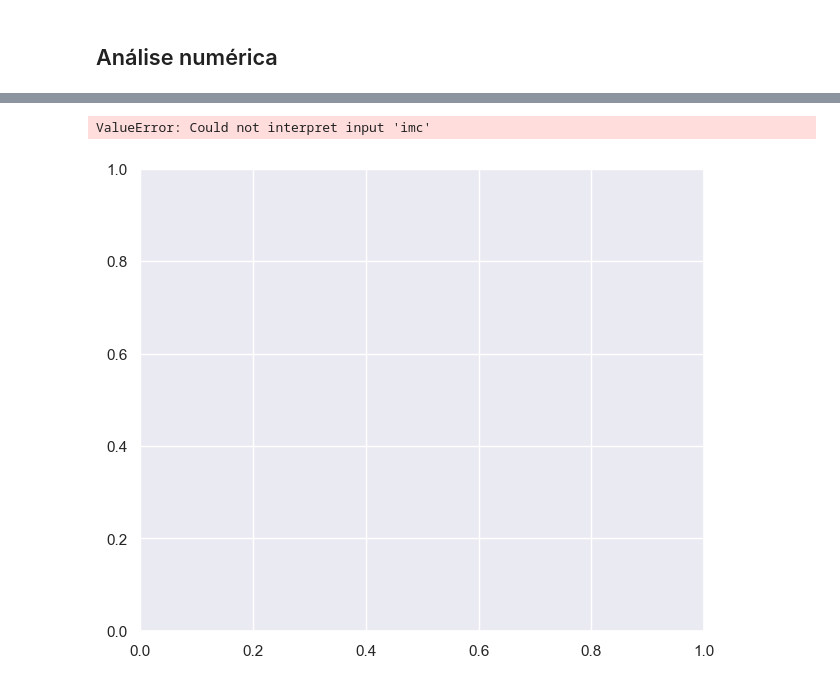
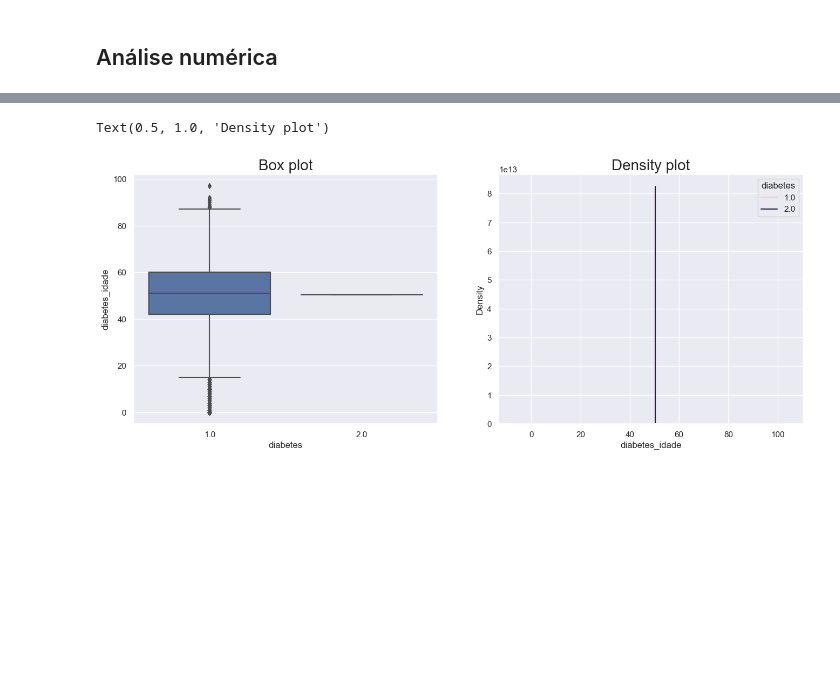
Before and after one commit to ArataKamikaze/DataScience_Class, a Jupyter notebook: data_cleaningv3.ipynb, the cells around one changed output, grey strips where cells are left out. Drawn from its saved outputs; the diff is of its cells as text; code cells hidden in the pictures; blank space fills up the shorter version.

```diff
--- a/data_cleaningv3.ipynb
+++ b/data_cleaningv3.ipynb
@@ -349,23 +352,23 @@ idade : 4.7473479327025565
 # %%
 sns.set(rc = {'figure.figsize':(16,6)})
 plt.plot(figure_size = (1,2))
 
 # Boxplots
 plt.subplot(1,2,1)
-bp_ax = sns.boxplot(x="diabetes", y="imc", data=df)
+bp_ax = sns.boxplot(x="diabetes", y="diabetes_idade", data=df)
 bp_ax.set_title('Box plot', fontsize = 20)
 
 # Função Densidade de Probabilidade
 plt.subplot(1,2,2)
-dp_ax = sns.kdeplot(x='imc', hue='diabetes', data=df)
+dp_ax = sns.kdeplot(x='diabetes_idade', hue='diabetes', data=df)
 dp_ax.set_title('Density plot', fontsize = 20)
 
 # Boxplots: Distribuição do atributo (age) para cada classe de saída (survived), além de fornecer informações sobre os outliers
 # Gráficos de densidade : Distribuição e a forma da distribuição (semelhante a normal ou qualquer outra distribuição) do atributo
 # Gráficos de contagem empilhados: Informa sobre a contagem de cada categoria do atributo, e com informações sobre a porcentagem de cada categoria
 # %% [output]
-ValueError: Could not interpret input 'imc'
+Text(0.5, 1.0, 'Density plot')
-[figure, old version]
+[figure, new version]
 # %%
 print('Valores ausentes (NaN) em:')
 for col in [df.columns[i] for i in range(0, len(df.columns))]:
```
Also changed, not shown: parts of 33 cells of this notebook, 4 other files.
